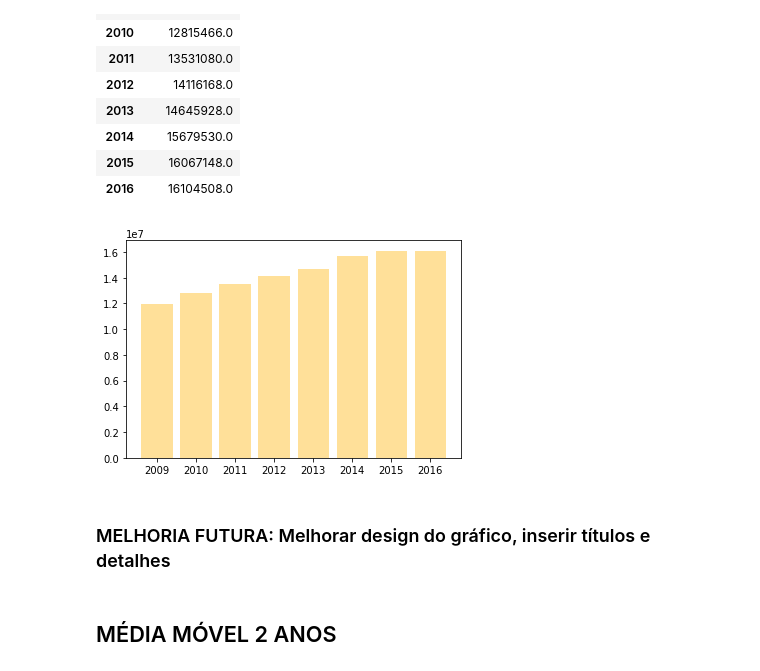
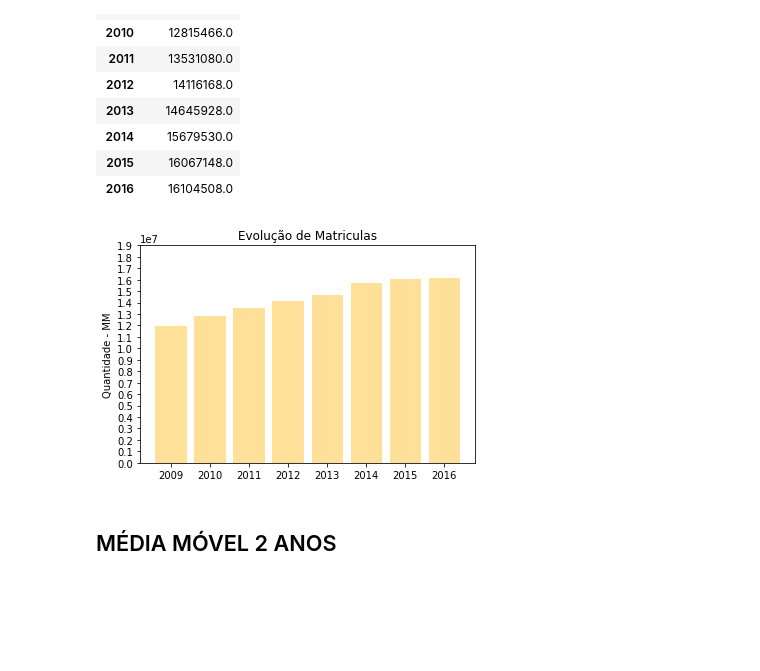
Before and after one commit to suemarsouza/Quero, a Jupyter notebook: EvolucaoMatriculas.ipynb, the cells around one changed output. Cells and saved outputs as stored; diff of their text form; code cells hidden in the pictures; blank space fills up the shorter version.

```diff
--- a/EvolucaoMatriculas.ipynb
+++ b/EvolucaoMatriculas.ipynb
@@ -53,19 +50,24 @@ pd_hist.set_index('year')
 | 2015 | 16067148.0 |
 | 2016 | 16104508.0 |
 # %%
+### MELHORIA FUTURA: Melhorar design do gráfico, inserir títulos e detalhes -- RESOLVIDO EM 11-06-2019
+
 fig = plt.figure()
 ax = fig.gca()
 
 xs = pd_hist["year"]
 ys = pd_hist["sum_matricula"]
 
 ax.bar(xs, ys, color = (1,0.7,0),alpha = 0.4)
 
+plt.ylabel('Quantidade - MM')
+plt.title('Evolução de Matriculas')
+plt.yticks(np.arange(0, 20000000, 1000000))
+
+
 plt.show()
 # %% [output]
-[figure, old version]
+[figure, new version]
-# %% [markdown]
-### MELHORIA FUTURA: Melhorar design do gráfico, inserir títulos e detalhes
 # %% [markdown]
 ## MÉDIA MÓVEL 2 ANOS
 # %%
```
Also changed, not shown: parts of 8 cells of this notebook.
